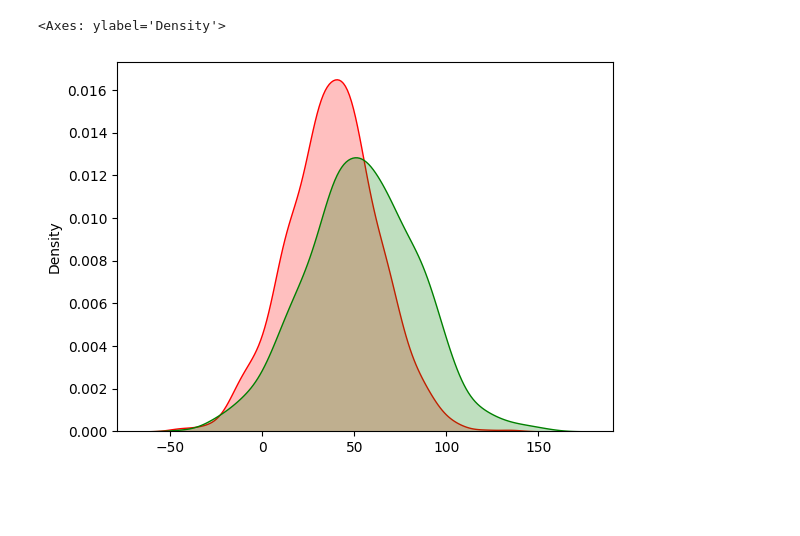
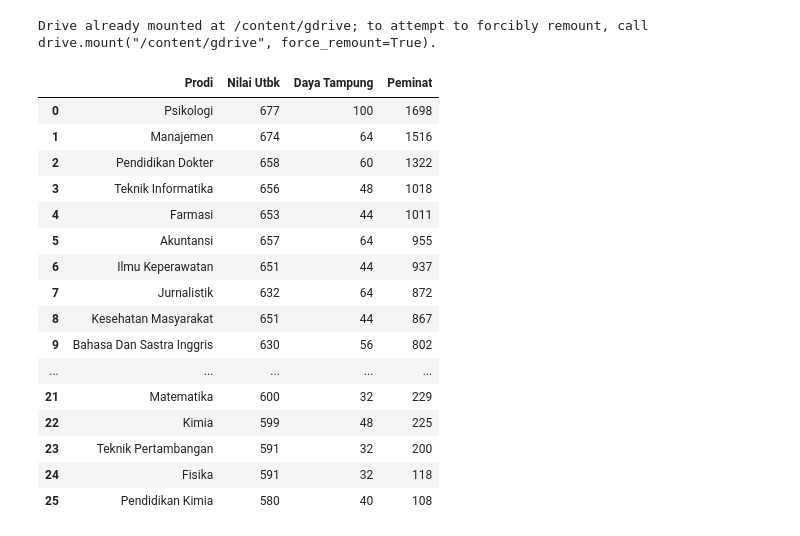
Before and after one commit to oskhar/Statistika-Deskriptif, a Jupyter notebook: Kelompok_2.ipynb, the cells around one changed output. Saved outputs shown, nothing was run; the diff lists cells and outputs as text; code cells hidden in the pictures; blank space fills up the shorter version.

```diff
--- a/Kelompok_2.ipynb
+++ b/Kelompok_2.ipynb
@@ -75,17 +3,54 @@ tmp
-# %%
-# Membuat grafik distribusi normal dari data tanjung
-sns.kdeplot(
-    stats.norm(tmp["tanjung"]["mean"], tmp["tanjung"]["sd"]).rvs(1000),
-    color="red",
-    fill=True
-)
-
-# Membuat grafik distribusi normal dari data ewogs
-sns.kdeplot(
-    stats.norm(tmp["ewogs"]["mean"], tmp["ewogs"]["sd"]).rvs(1000),
-    color="green",
-    fill=True
-)
-# %% [output]
-<Axes: ylabel='Density'>
-[figure, removed]
+# %%
+# Program Statistika Deskriptif
+"""
+
+  Program ini digunakan untuk menampilkan informasi dari data yang dimiliki dalam bentuk tabel, hasil perhitungan, dan kurva
+  1) ukuran pemusatan
+    - Mean
+    - Median
+    - Modus
+
+  2) ukuran penyebaran
+    - Rentang
+    - Deviasi rata rata
+    - Varian
+    - Standar Deviasi
+
+  3) distribusi data
+    - Skewness
+    - Kurtosis
+
+"""
+
+# Deklarasi pustaka yang diperlukan
+from google.colab import drive
+import pandas as pd
+
+# Hubungkan dengan google drive untuk mengakses data
+drive.mount('/content/gdrive')
+# %% [output]
+Drive already mounted at /content/gdrive; to attempt to forcibly remount, call drive.mount("/content/gdrive", force_remount=True).
+# %%
+# Mengambil data dari drive dan dijadikan variabel dictionary
+data = pd.read_csv('gdrive/My Drive/statel/Data.csv')
+
+# Tampilkan data sesuai jumlah data yang tersedia
+data.head(data["Prodi"].count())
+# %% [output]
+|  | Prodi | Nilai Utbk | Daya Tampung | Peminat |
+| 0 | Psikologi | 677 | 100 | 1698 |
+| 1 | Manajemen | 674 | 64 | 1516 |
+| 2 | Pendidikan Dokter | 658 | 60 | 1322 |
+| 3 | Teknik Informatika | 656 | 48 | 1018 |
+| 4 | Farmasi | 653 | 44 | 1011 |
+| 5 | Akuntansi | 657 | 64 | 955 |
+| 6 | Ilmu Keperawatan | 651 | 44 | 937 |
+| 7 | Jurnalistik | 632 | 64 | 872 |
+| 8 | Kesehatan Masyarakat | 651 | 44 | 867 |
+| 9 | Bahasa Dan Sastra Inggris | 630 | 56 | 802 |
+| ... | ... | ... | ... | ... |
+| 21 | Matematika | 600 | 32 | 229 |
+| 22 | Kimia | 599 | 48 | 225 |
+| 23 | Teknik Pertambangan | 591 | 32 | 200 |
+| 24 | Fisika | 591 | 32 | 118 |
+| 25 | Pendidikan Kimia | 580 | 40 | 108 |
```
Also changed, not shown: parts of 13 cells of this notebook.
